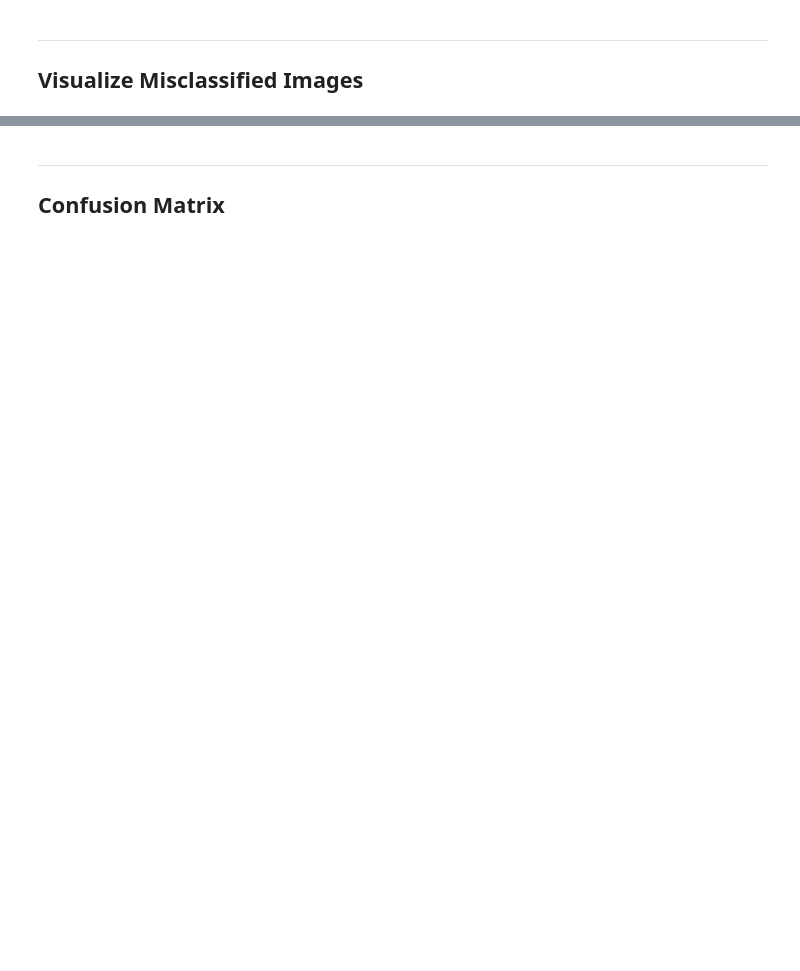
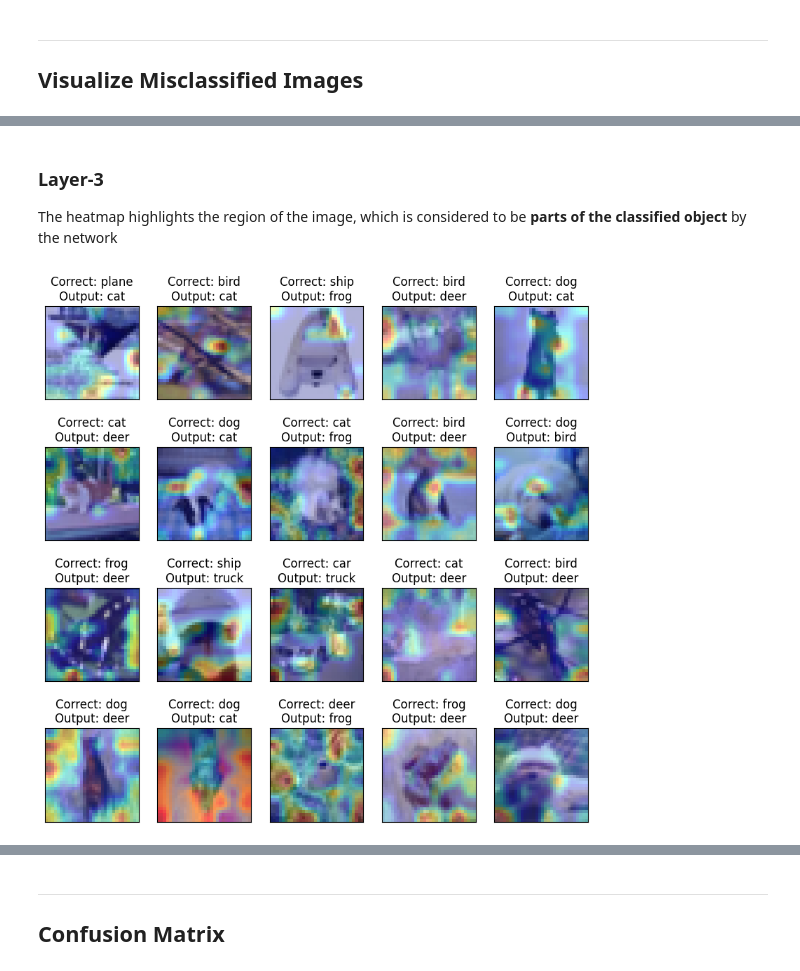
Before and after one commit to Shilpaj1994/ERA, a Jupyter notebook: Session11/S11.ipynb, the cells around one changed output, grey strips where cells are left out. Saved outputs shown, nothing was run; the diff lists cells and outputs as text; code cells hidden in the pictures; blank space fills up the shorter version.

```diff
--- a/Session11/S11.ipynb
+++ b/Session11/S11.ipynb
@@ -370,0 +378,8 @@ display_gradcam_output(misclassified_data, classes, inv_normalize, model, target
+# %% [markdown]
+### Layer-3
+The heatmap highlights the region of the image, which is considered to be **parts of the classified object** by the network
+# %%
+target_layers = [model.layer3[-2]]
+display_gradcam_output(misclassified_data, classes, inv_normalize, model, target_layers, targets, number_of_samples=20, transparency=0.70)
+# %% [output]
+[figure, added]
```
Also changed, not shown: parts of 17 cells of this notebook, 17 other files.
